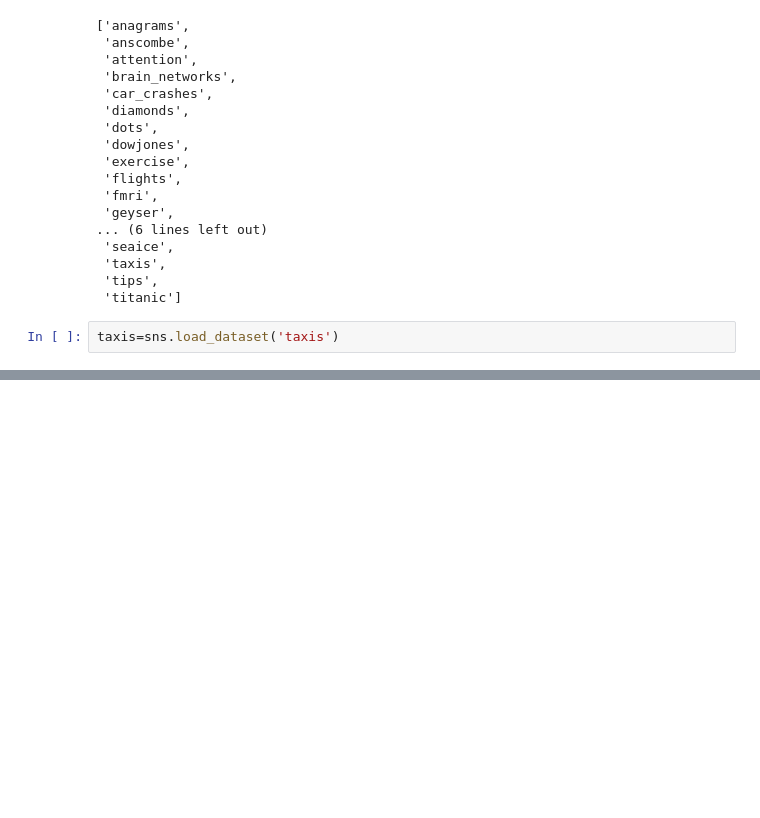
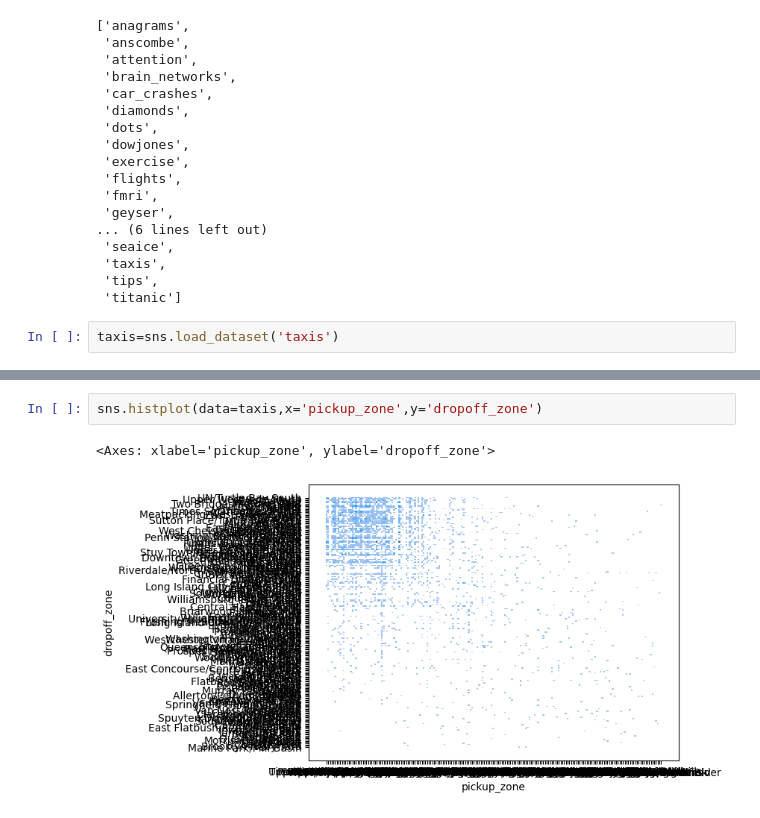
Before and after one commit to kailashchaudhary-p/Data-Science-Learning, a Jupyter notebook: Seaborn.ipynb, the cells around one changed output, grey strips where cells are left out. Saved outputs shown, nothing was run; the diff lists cells and outputs as text; blank space fills up the shorter version.

```diff
--- a/Seaborn.ipynb
+++ b/Seaborn.ipynb
@@ -48,0 +90,5 @@ taxis.head()
+# %%
+sns.histplot(data=taxis,x='pickup_zone',y='dropoff_zone')
+# %% [output]
+<Axes: xlabel='pickup_zone', ylabel='dropoff_zone'>
+[figure, added]
```
Also changed, not shown: parts of 9 cells of this notebook.
